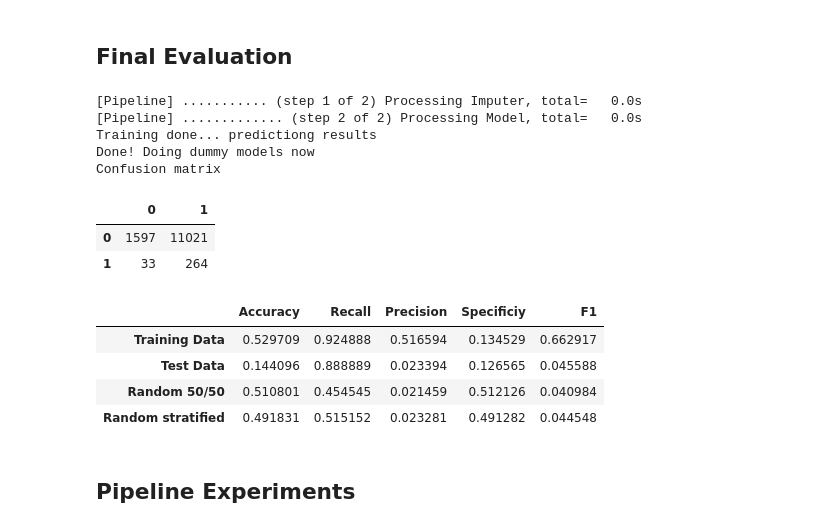
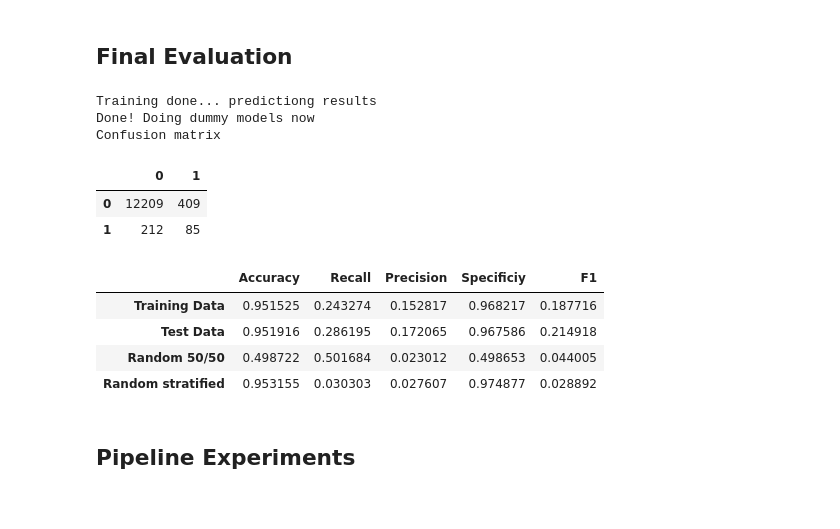
Before and after one commit to Sir-Slade/covid_prediction_project, a Jupyter notebook: PredictorExperimentsClean.ipynb, the cells around one changed output. Cells and saved outputs as stored; diff of their text form; code cells hidden in the pictures.

```diff
--- a/PredictorExperimentsClean.ipynb
+++ b/PredictorExperimentsClean.ipynb
@@ -501,4 +504,4 @@ Performance over different classification thresholds
 # %%
-run_models(X[selected_features], y, models, folds=10, ratio_negatives_to_positives=-1)
+run_models(X[selected_features], y, models, folds=30, ratio_negatives_to_positives=-1)
 # %% [output]
 GaussianNB
@@ -551,7 +554,7 @@ logistic_model_group = {
     "LogisticNewtonSolver" : LogisticRegression(solver="liblinear")
 }
 # %%
-run_models(X[selected_features], y, logistic_model_group, folds=30, ratio_negatives_to_positives=1, thresholds=np.linspace(.4,.6,num=11))
+run_models(X[selected_features], y, logistic_model_group, folds=30, ratio_negatives_to_positives=1, thresholds=np.linspace(.8,1,num=11))
 # %% [output]
 LogisticVanilla
 ╠■■■■■■■■■■■■■■■■■■■■■■■■■■■■■╣
@@ -602,7 +605,7 @@ svm_model_group = {
     "SVC linear 2" : SVC(C=2, kernel="linear", probability=True),
 }
 # %%
-run_models(X[selected_features], y, svm_model_group, folds=30, ratio_negatives_to_positives=1, thresholds=np.linspace(0,.6,num=13))
+run_models(X[selected_features], y, svm_model_group, folds=30, ratio_negatives_to_positives=1, thresholds=np.linspace(.8,1,num=11))
 # %% [output]
 SVC 0.5
 ╠■■■■■■■■■■■■■■■■■■■■■■■■■■■■■╣
@@ -653,7 +656,7 @@ rf_model_group = {
     "Random Forest (500 estimators and entropy)" : RandomForestClassifier(n_estimators=500, criterion="entropy")
 }
 # %%
-run_models(X[selected_features], y, rf_model_group, folds=30, ratio_negatives_to_positives=1, thresholds=np.linspace(0,.6,num=13))
+run_models(X[selected_features], y, rf_model_group, folds=30, ratio_negatives_to_positives=1, thresholds=np.linspace(.6,1,num=11))
 # %% [output]
 Random Forest (100 estimators)
 ╠■■■■■■■■■■■■■■■■■■■■■■■■■■■■■╣
@@ -695,21 +698,19 @@ After examining all three models, <b>logistic regression</b> seems to be the bes
 # %% [markdown]
 ## Final Evaluation
 # %%
-eval_final_performance(X[selected_features], y, test_x, test_y, logistic_model_group["LogisticNoPenalty"], threshold=.46)
+eval_final_performance_smote(X[selected_features], y, test_x, test_y, logistic_model_group["LogisticNewtonSolver"], threshold=.86)
 # %% [output]
-[Pipeline] ........... (step 1 of 2) Processing Imputer, total=   0.0s
-[Pipeline] ............. (step 2 of 2) Processing Model, total=   0.0s
 Training done... predictiong results
 Done! Doing dummy models now
 Confusion matrix
 |  | 0 | 1 |
-| 0 | 1597 | 11021 |
-| 1 | 33 | 264 |
+| 0 | 12209 | 409 |
+| 1 | 212 | 85 |
 |  | Accuracy | Recall | Precision | Specificiy | F1 |
-| Training Data | 0.529709 | 0.924888 | 0.516594 | 0.134529 | 0.662917 |
-| Test Data | 0.144096 | 0.888889 | 0.023394 | 0.126565 | 0.045588 |
-| Random 50/50 | 0.510801 | 0.454545 | 0.021459 | 0.512126 | 0.040984 |
-| Random stratified | 0.491831 | 0.515152 | 0.023281 | 0.491282 | 0.044548 |
+| Training Data | 0.951525 | 0.243274 | 0.152817 | 0.968217 | 0.187716 |
+| Test Data | 0.951916 | 0.286195 | 0.172065 | 0.967586 | 0.214918 |
+| Random 50/50 | 0.498722 | 0.501684 | 0.023012 | 0.498653 | 0.044005 |
+| Random stratified | 0.953155 | 0.030303 | 0.027607 | 0.974877 | 0.028892 |
 # %% [markdown]
 ## Pipeline Experiments
 # %%
```
Also changed, not shown: parts of 18 cells of this notebook.
